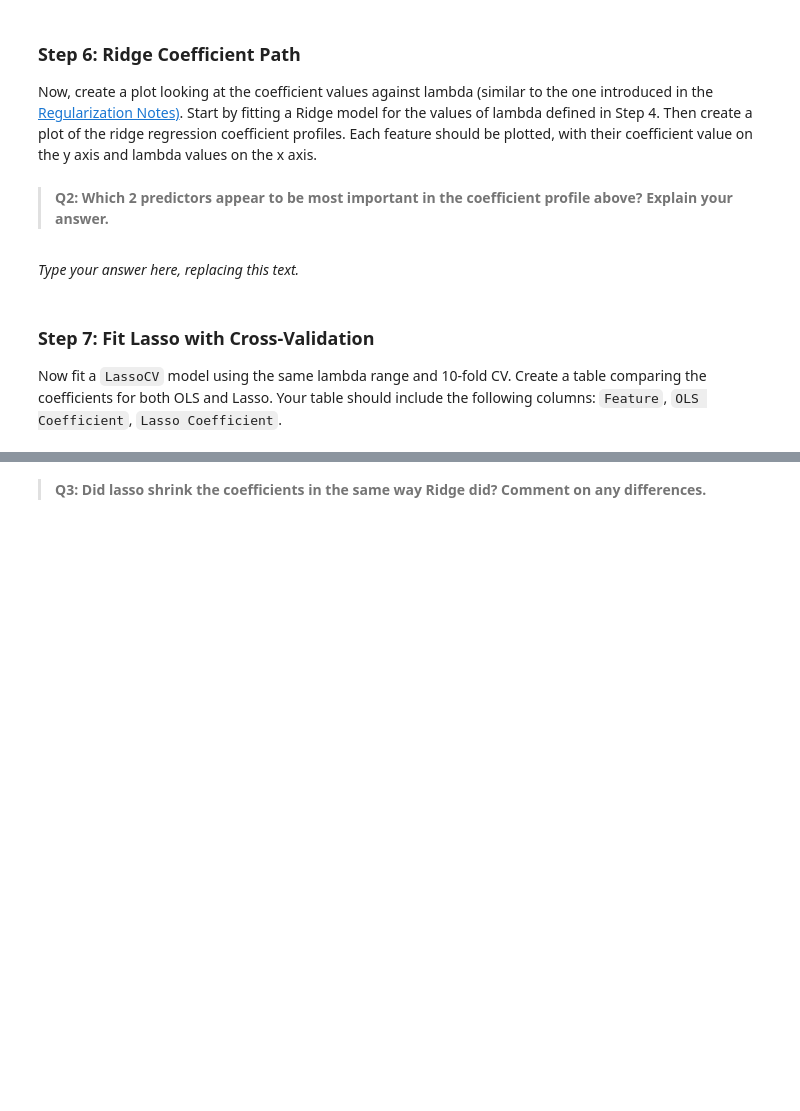
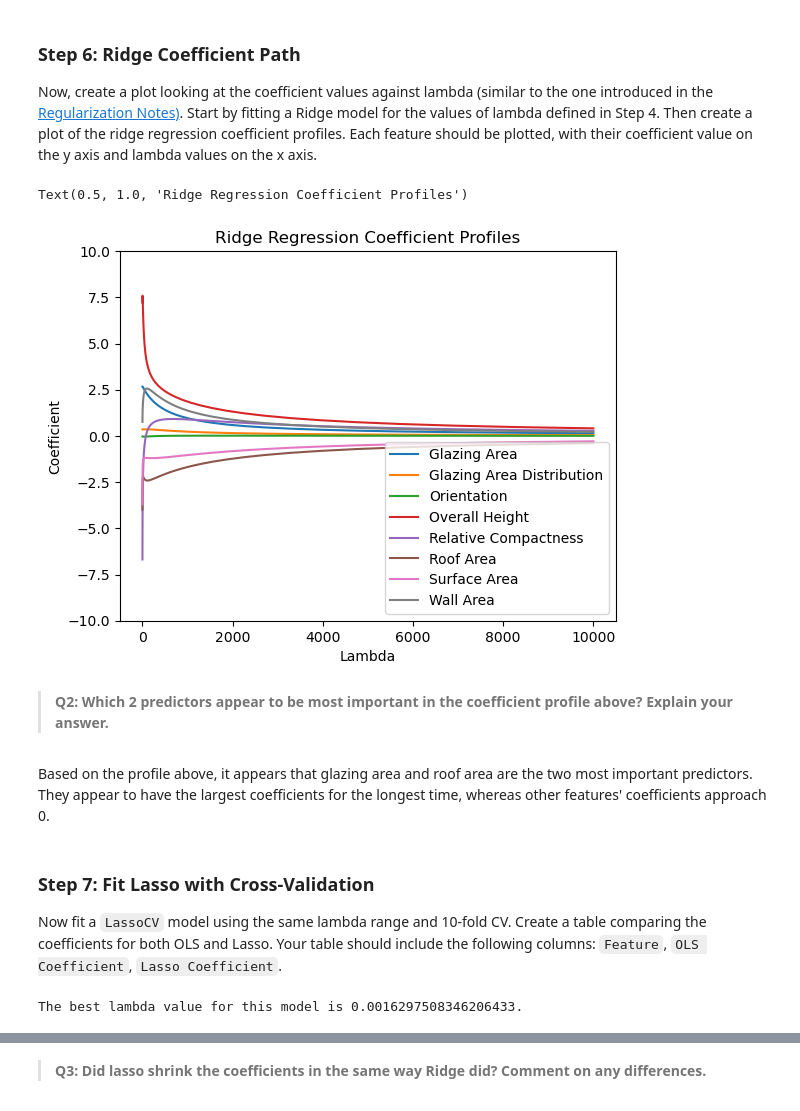
Before and after one commit to sofiasarak/assignment-3, a Jupyter notebook: task1/hw3-task1.ipynb, the cells around one changed output, grey strips where cells are left out. Drawn from its saved outputs; the diff is of its cells as text; code cells hidden in the pictures; blank space fills up the shorter version.

```diff
--- a/task1/hw3-task1.ipynb
+++ b/task1/hw3-task1.ipynb
@@ -170,6 +149,14 @@ ridge_cv.alpha_   # Lambda with the best CV score
 
 After calling `.fit()`, `ridge_cv` behaves like a regular fitted `Ridge` model. You can call `.predict()`, inspect `.coef_`, and so on. The best lambda is stored in `ridge_cv.alpha_`.
 # %%
-lambdas = ...
+# assign lambda values to loop over
+lambdas = np.logspace(-4,4, 100)
 
-ridge_cv = ...
+# initiate model
+ridge_cv = RidgeCV(alphas=lambdas, cv=10, scoring='neg_mean_squared_error')
+
+# fit to training data
+ridge_cv.fit(X_train_scaled, y_train)
+
+# explore best lambda
+print(f'The best lambda value for this model is {ridge_cv.alpha_}.')
@@ -199,10 +221,46 @@ grader.check("q4")
 ### Step 6: Ridge Coefficient Path
 
 Now, create a plot looking at the coefficient values against lambda (similar to the one introduced in the [Regularization Notes)](https://meds-eds-232.github.io/EDS-232-course-website/notes/6_linear_model_selection_and_regularization/6_linear_model_selection_and_regularization-NOTES.html). Start by fitting a Ridge model for the values of lambda defined in Step 4. Then create a plot of the ridge regression coefficient profiles. Each feature should be plotted, with their coefficient value on the y axis and lambda values on the x axis.
+# %%
+# initialize empty data frame
+ridge_plot = pd.DataFrame()
+
+for x in lambdas:
+
+    # create array of lambda values
+    lambda_array = np.array([x, x, x, x, x, x, x, x])
+
+    # fit model
+    ridge = Ridge(alpha=x)
+    ridge.fit(X_train_scaled, y_train)
+
+    # assemble data frame with lambda values, feature, and coefficients as columns
+    d = {"Lambda": lambda_array,
+         "Feature":["Relative Compactness", "Surface Area", "Wall Area", "Roof Area",
+      "Overall Height", "Orientation", "Glazing Area", "Glazing Area Distribution"],
+         "Coefficients": ridge.coef_}
+    coef_df = pd.DataFrame(data=d)
+
+    # concat on the end of the complete dataframe
+    ridge_plot = pd.concat([ridge_plot, coef_df])
+# %%
+# plot a line for each feature
+for feature, group in ridge_plot.groupby("Feature"):
+    plt.plot(group["Lambda"], group["Coefficients"], label=feature)
+
+
+plt.ylim([-10, 10])
+plt.legend()
+plt.xlabel("Lambda")
+plt.ylabel("Coefficient")
+plt.title("Ridge Regression Coefficient Profiles")
+# %% [output]
+Text(0.5, 1.0, 'Ridge Regression Coefficient Profiles')
+[figure, added]
 # %% [markdown]
 > **Q2: Which 2 predictors appear to be most important in the coefficient profile above? Explain your answer.**
 # %% [markdown]
-_Type your answer here, replacing this text._
+Based on the profile above, it appears that glazing area and roof area are the two most important predictors. They appear to have the largest coefficients for the longest time, whereas other features' coefficients approach 0.
 # %% [markdown]
 <!-- END QUESTION -->
 
@@ -210,4 +268,13 @@ _Type your answer here, replacing this text._
 
 Now fit a `LassoCV` model using the same lambda range and 10-fold CV. Create a table comparing the coefficients for both OLS and Lasso. Your table should include the following columns: `Feature`, `OLS Coefficient`, `Lasso Coefficient`.
 # %%
-lasso_cv = ...
+# initialize model
+lasso_cv = LassoCV(alphas=lambdas, cv=10)
+
+# fit to training data
+lasso_cv.fit(X_train_scaled, y_train)
+
+# explore best lambda
+print(f'The best lambda value for this model is {lasso_cv.alpha_}.')
+# %% [output]
+The best lambda value for this model is 0.0016297508346206433.
```
Also changed, not shown: parts of 15 cells of this notebook, 1 other file.
